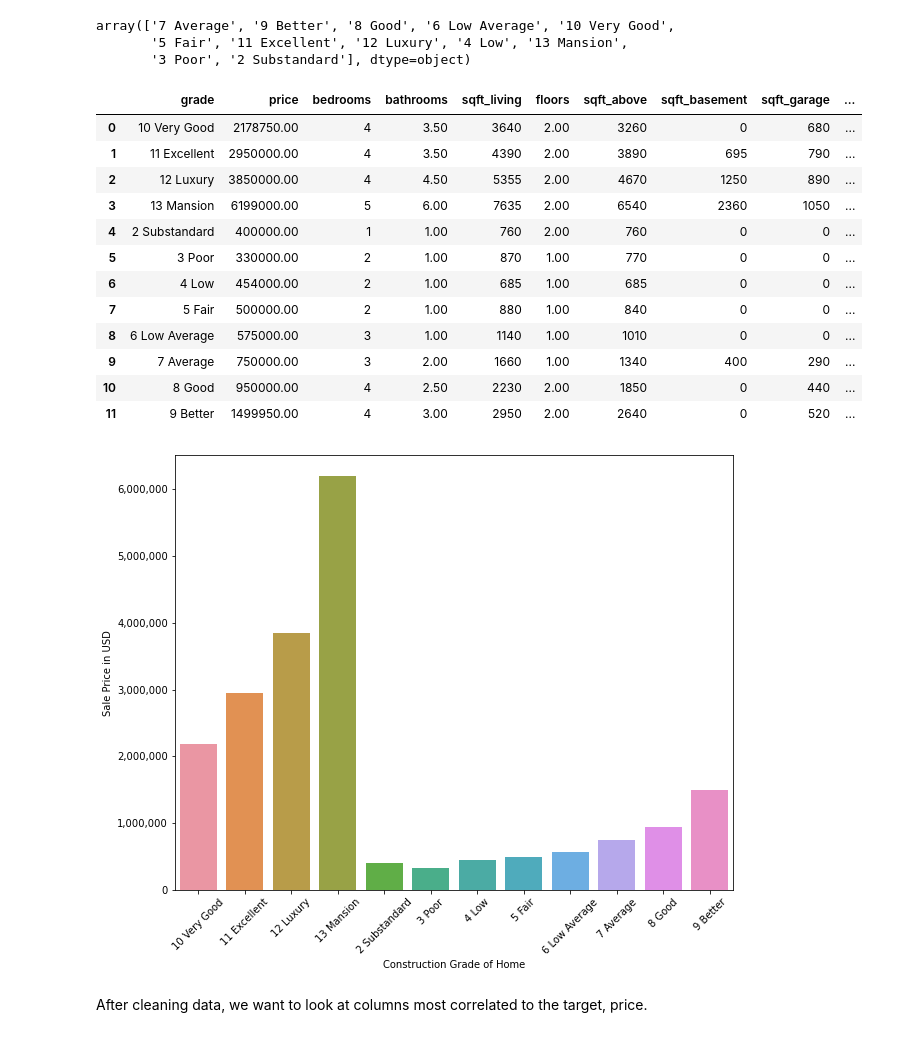
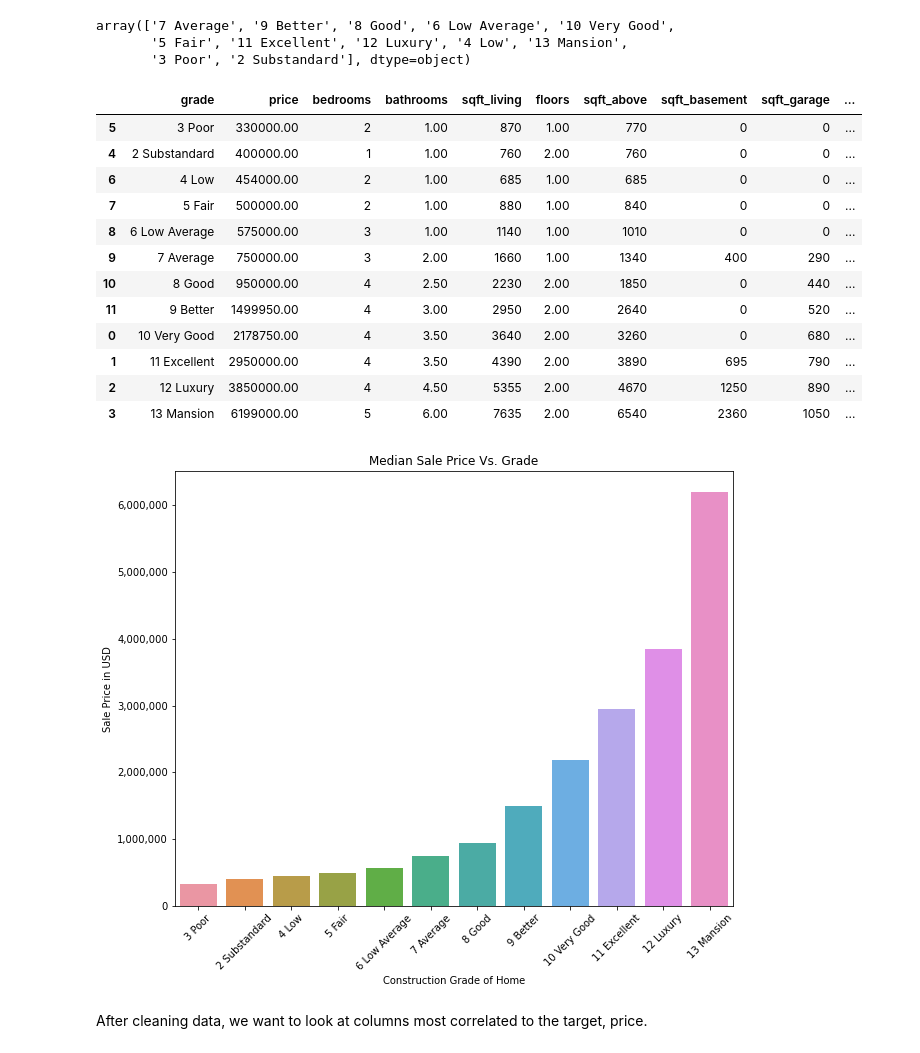
Before and after one commit to claragiurgiu/Phase2-Project, a Jupyter notebook: Code/Clara_Analysis.ipynb, the cells around one changed output. Drawn from its saved outputs; the diff is of its cells as text; code cells hidden in the pictures.

Commit message:
updated visuals

```diff
--- a/Code/Clara_Analysis.ipynb
+++ b/Code/Clara_Analysis.ipynb
@@ -553,32 +553,33 @@ array(['7 Average', '9 Better', '8 Good', '6 Low Average', '10 Very Good',
        '5 Fair', '11 Excellent', '12 Luxury', '4 Low', '13 Mansion',
        '3 Poor', '2 Substandard'], dtype=object)
 # %%
-grade = wa_only_df.groupby('grade', as_index=False).median()
+grade = wa_only_df.groupby('grade', as_index=False).median().sort_values(by='price')
 grade
 # %% [output]
 |  | grade | price | bedrooms | bathrooms | sqft_living | floors | sqft_above | sqft_basement | sqft_garage | ... |
-| 0 | 10 Very Good | 2178750.00 | 4 | 3.50 | 3640 | 2.00 | 3260 | 0 | 680 | ... |
-| 1 | 11 Excellent | 2950000.00 | 4 | 3.50 | 4390 | 2.00 | 3890 | 695 | 790 | ... |
-| 2 | 12 Luxury | 3850000.00 | 4 | 4.50 | 5355 | 2.00 | 4670 | 1250 | 890 | ... |
-| 3 | 13 Mansion | 6199000.00 | 5 | 6.00 | 7635 | 2.00 | 6540 | 2360 | 1050 | ... |
+| 5 | 3 Poor | 330000.00 | 2 | 1.00 | 870 | 1.00 | 770 | 0 | 0 | ... |
 | 4 | 2 Substandard | 400000.00 | 1 | 1.00 | 760 | 2.00 | 760 | 0 | 0 | ... |
-| 5 | 3 Poor | 330000.00 | 2 | 1.00 | 870 | 1.00 | 770 | 0 | 0 | ... |
 | 6 | 4 Low | 454000.00 | 2 | 1.00 | 685 | 1.00 | 685 | 0 | 0 | ... |
 | 7 | 5 Fair | 500000.00 | 2 | 1.00 | 880 | 1.00 | 840 | 0 | 0 | ... |
 | 8 | 6 Low Average | 575000.00 | 3 | 1.00 | 1140 | 1.00 | 1010 | 0 | 0 | ... |
 | 9 | 7 Average | 750000.00 | 3 | 2.00 | 1660 | 1.00 | 1340 | 400 | 290 | ... |
 | 10 | 8 Good | 950000.00 | 4 | 2.50 | 2230 | 2.00 | 1850 | 0 | 440 | ... |
 | 11 | 9 Better | 1499950.00 | 4 | 3.00 | 2950 | 2.00 | 2640 | 0 | 520 | ... |
+| 0 | 10 Very Good | 2178750.00 | 4 | 3.50 | 3640 | 2.00 | 3260 | 0 | 680 | ... |
+| 1 | 11 Excellent | 2950000.00 | 4 | 3.50 | 4390 | 2.00 | 3890 | 695 | 790 | ... |
+| 2 | 12 Luxury | 3850000.00 | 4 | 4.50 | 5355 | 2.00 | 4670 | 1250 | 890 | ... |
+| 3 | 13 Mansion | 6199000.00 | 5 | 6.00 | 7635 | 2.00 | 6540 | 2360 | 1050 | ... |
 # %%
 fig, ax = plt.subplots(figsize=(10, 8))
 sns.barplot(y=grade['price'], x=grade['grade'])
 plt.xlabel('Construction Grade of Home')
 plt.ylabel('Sale Price in USD')
+plt.title('Median Sale Price Vs. Grade')
 plt.gca().yaxis.set_major_formatter(StrMethodFormatter('{x:,.0f}'))
 plt.xticks(rotation = 45);
 plt.savefig('../Images/Median Price per grade.png', dpi=300);
 # %% [output]
-[figure, old version]
+[figure, new version]
 # %% [markdown]
 After cleaning data, we want to look at columns most correlated to the target, price.
 # %%
```
Also changed, not shown: parts of 25 cells of this notebook, 3 other files.
